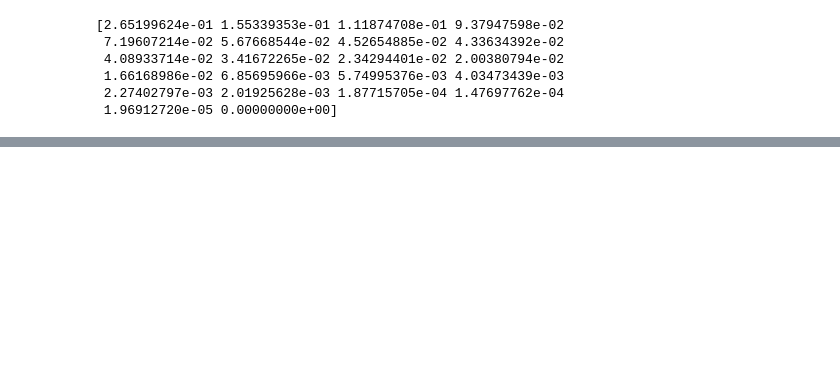
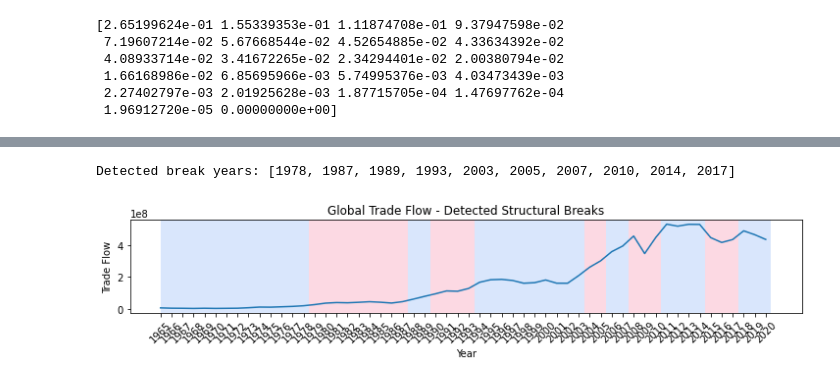
Before and after one commit to luna-ortus-cor/Geopolitical-Distance-and-Global-Trade, a Jupyter notebook: Backend/code/[model]GDI.ipynb, the cells around one changed output, grey strips where cells are left out. Cells and saved outputs as stored; diff of their text form; code cells hidden in the pictures; blank space fills up the shorter version.

```diff
--- a/Backend/code/[model]GDI.ipynb
+++ b/Backend/code/[model]GDI.ipynb
@@ -340,6 +360,10 @@ print(explained_variance)
 # %%
-df_combined['linear_gdi']=(X2['GDI']+1)/4*100
-df_combined['exp_gdi']=2*np.exp(X2['GDI']+1)
+df_combined['linear_gdi']=(X2_flipped['GDI']+1)/4*100
+df_combined['exp_gdi']=2*np.exp(X2_flipped['GDI']+1)
+GDI = X2_flipped['GDI']
+GDI_normalized = (GDI - GDI.mean()) / GDI.std()
+df_combined['norm_gdi']=(GDI_normalized-GDI_normalized.min())/(GDI_normalized.max()-GDI_normalized.min())*100
+
 df_combined
 # %% [output]
 |  | StateName1 | StateName2 | year | IdealPointDistance | country_id_o | country_id_d | contig | distcap | ... |
@@ -405,0 +455,33 @@ df_combined.to_csv("../data/gdi.csv",index=False)
+# %%
+import ruptures as rpt
+import matplotlib.pyplot as plt
+from scipy import stats
+
+df_global = df_combined.groupby("year").agg({
+    "adjusted_tradeflow": "mean",  # "sum" or "mean", depending on the interpretation
+    "linear_gdi": stats.gmean  # mean or use weighted mean if you prefer
+}).reset_index()
+
+# Choose the signal to analyze (e.g., tradeflow or GDI)
+signal = df_global["adjusted_tradeflow"].values
+
+# Use a model like "l2" (least squares) or "rbf" (kernel-based) for structural change
+model = "l2"
+algo = rpt.KernelCPD(kernel="rbf").fit(signal.reshape(-1, 1))
+
+# Set max number of breaks (e.g., up to 4 for SARS, GFC, COVID, Russia invasion)
+breaks = algo.predict(n_bkps=10)
+
+# Get breakpoint years
+break_years = df_global["year"].iloc[[b - 1 for b in breaks if b < len(df_global)]].tolist()
+print("Detected break years:", break_years)
+
+rpt.display(signal, breaks)
+plt.title("Global Trade Flow - Detected Structural Breaks")
+plt.xlabel("Year")
+plt.ylabel("Trade Flow")
+plt.xticks(ticks=range(len(df_global)), labels=df_global["year"], rotation=45)
+plt.show()
+# %% [output]
+Detected break years: [1978, 1987, 1989, 1993, 2003, 2005, 2007, 2010, 2014, 2017]
+[figure, added]
```
Also changed, not shown: parts of 12 cells of this notebook, 1 other file.
